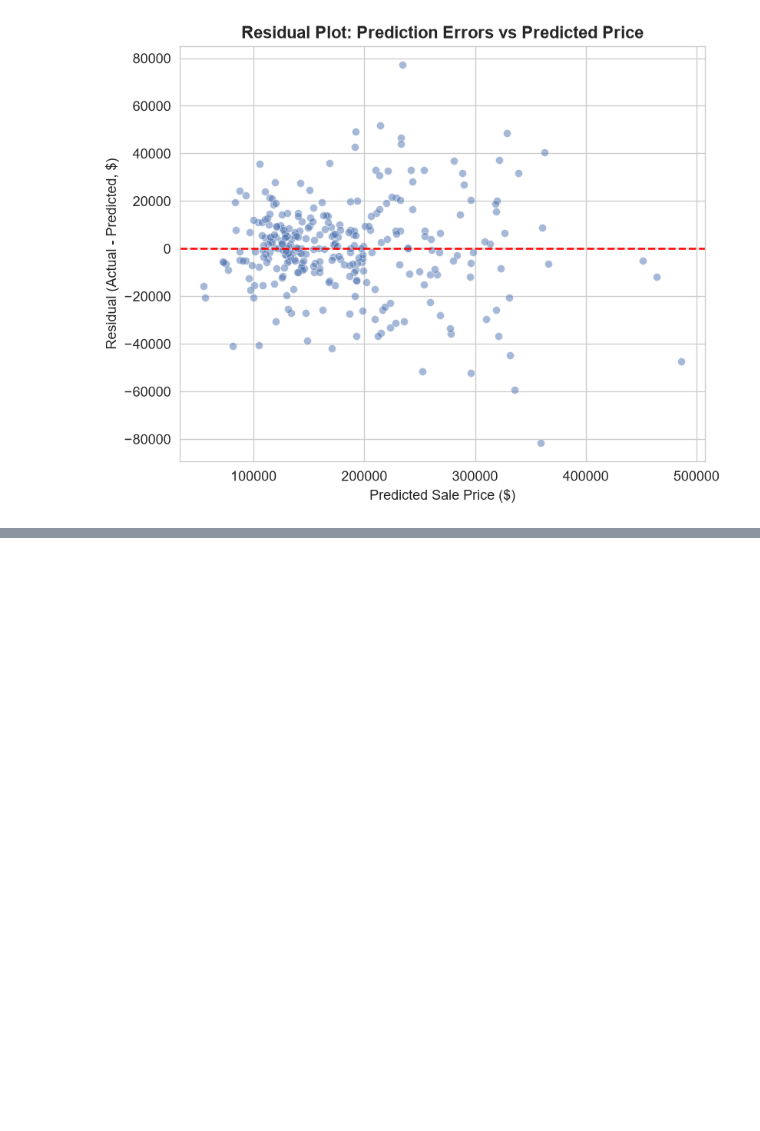
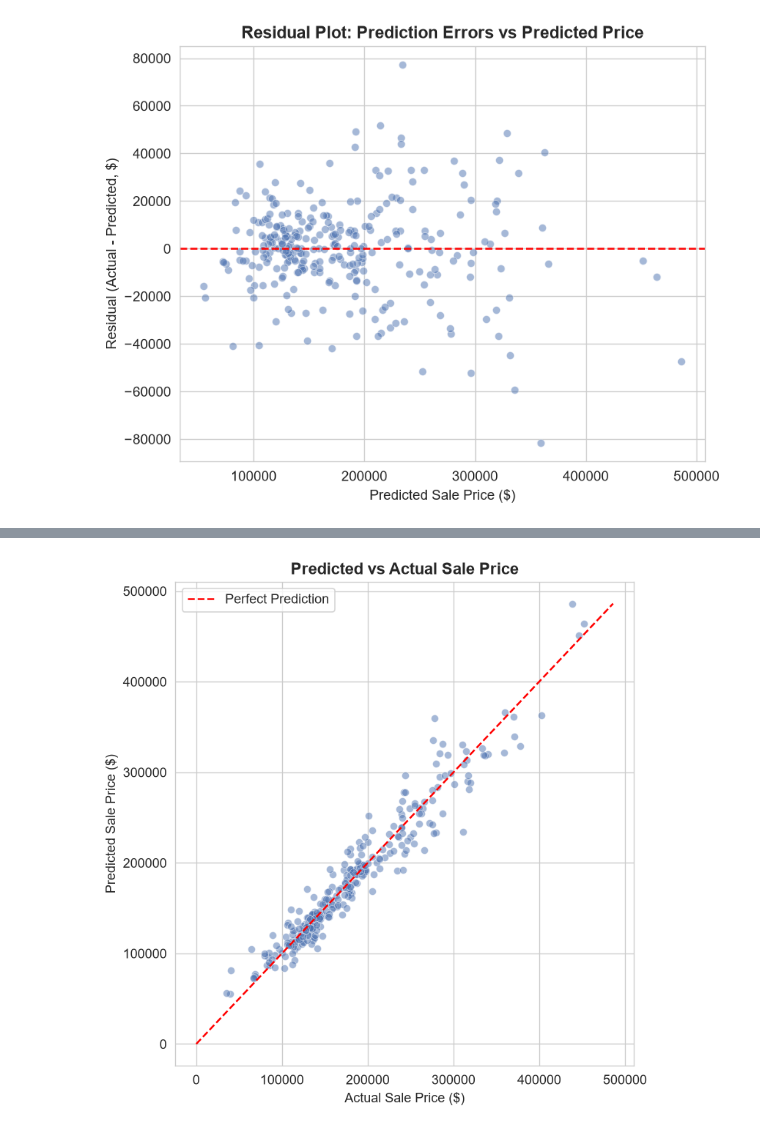
Before and after one commit to Lavanyas-19/payoda-ml-assignment, a Jupyter notebook: p2-house-prices/p2_house_prices.ipynb, the cells around one changed output, grey strips where cells are left out. Drawn from its saved outputs; the diff is of its cells as text; code cells hidden in the pictures; blank space fills up the shorter version.

```diff
--- a/p2-house-prices/p2_house_prices.ipynb
+++ b/p2-house-prices/p2_house_prices.ipynb
@@ -625,0 +638,14 @@ plt.show()
+# %%
+plt.figure(figsize=(6.5, 6.5))
+ax = sns.scatterplot(x=y_val_dollars, y=blend_pred_dollars, alpha=0.5, color='#4C72B0')
+max_val = max(y_val_dollars.max(), blend_pred_dollars.max())
+ax.plot([0, max_val], [0, max_val], color='red', linestyle='--', linewidth=1.5, label='Perfect Prediction')
+ax.set_xlabel('Actual Sale Price ($)')
+ax.set_ylabel('Predicted Sale Price ($)')
+ax.set_title('Predicted vs Actual Sale Price', fontsize=13, fontweight='bold')
+ax.legend()
+plt.tight_layout()
+plt.savefig('plot3_predicted_vs_actual.png', dpi=150, bbox_inches='tight')
+plt.show()
+# %% [output]
+[figure, added]
```
Also changed, not shown: parts of 1 cell of this notebook, 2 other files.
